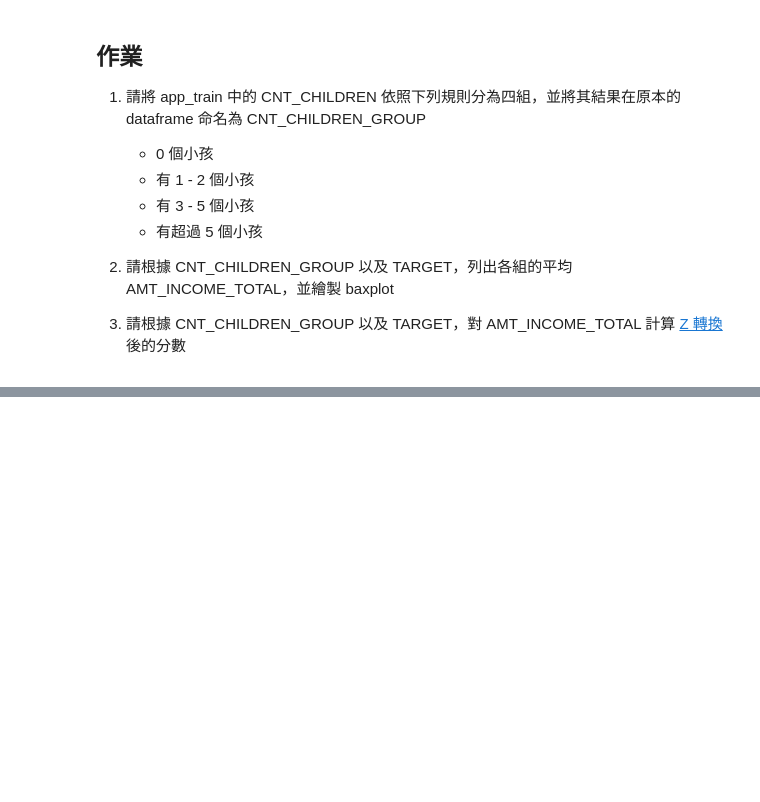
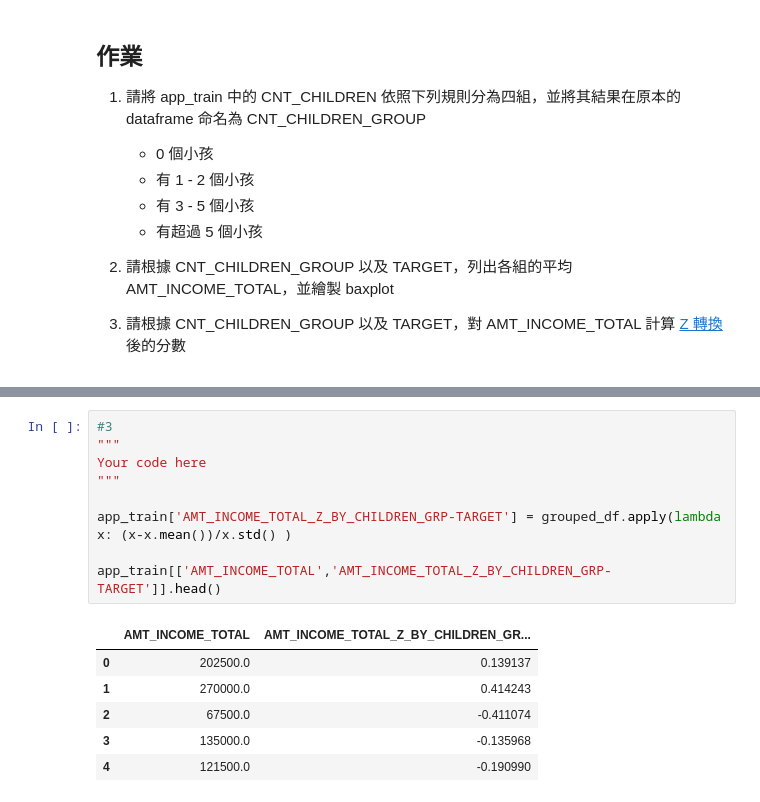
Before and after one commit to Polaris-HU/3rd-ML100Days, a Jupyter notebook: homework/Day_013.ipynb, the cells around one changed output, grey strips where cells are left out. Saved outputs shown, nothing was run; the diff lists cells and outputs as text; blank space fills up the shorter version.

```diff
--- a/homework/Day_013.ipynb
+++ b/homework/Day_013.ipynb
@@ -59,0 +81,16 @@ plt.show()
+# %%
+#3
+"""
+Your code here
+"""
+
+app_train['AMT_INCOME_TOTAL_Z_BY_CHILDREN_GRP-TARGET'] = grouped_df.apply(lambda x: (x-x.mean())/x.std() )
+
+app_train[['AMT_INCOME_TOTAL','AMT_INCOME_TOTAL_Z_BY_CHILDREN_GRP-TARGET']].head()
+# %% [output]
+|  | AMT_INCOME_TOTAL | AMT_INCOME_TOTAL_Z_BY_CHILDREN_GR... |
+| 0 | 202500.0 | 0.139137 |
+| 1 | 270000.0 | 0.414243 |
+| 2 | 67500.0 | -0.411074 |
+| 3 | 135000.0 | -0.135968 |
+| 4 | 121500.0 | -0.190990 |
```
Also changed, not shown: parts of 4 cells of this notebook.
